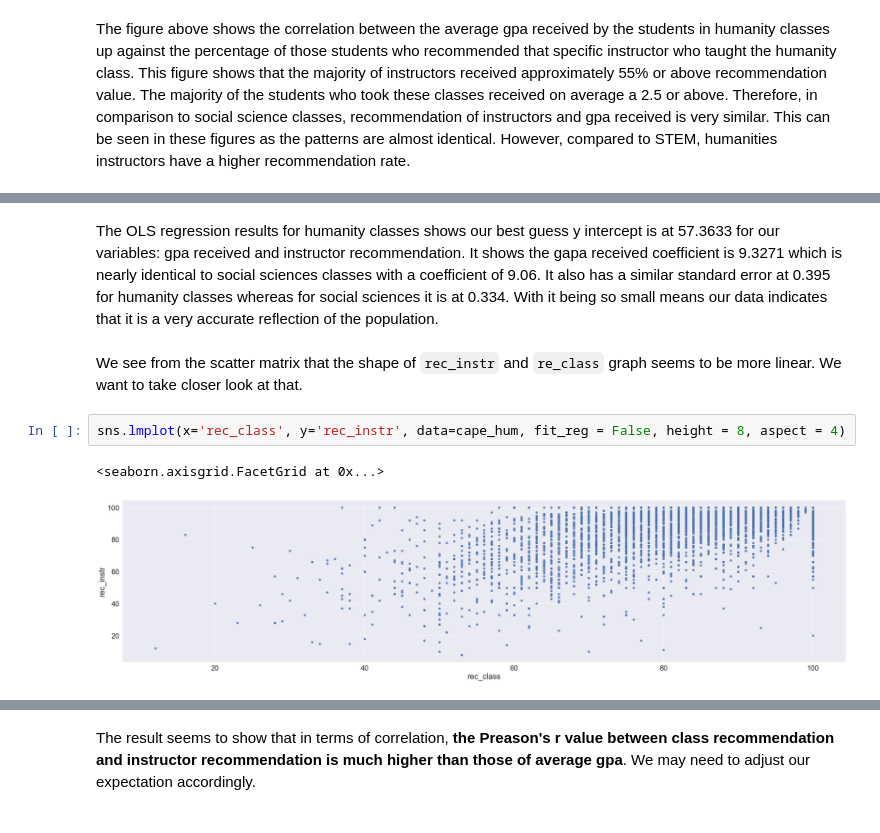
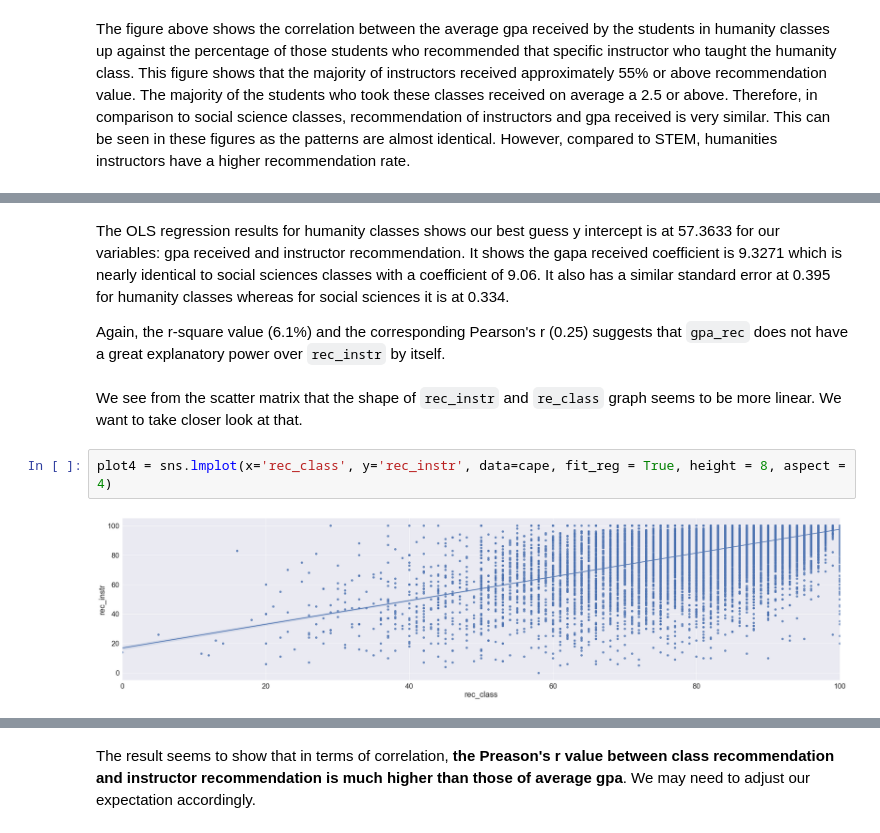
Before and after one commit to p-ghag/DataScience, a Jupyter notebook: EDACheckpoint_group046.ipynb, the cells around one changed output, grey strips where cells are left out. Saved outputs shown, nothing was run; the diff lists cells and outputs as text.

```diff
--- a/EDACheckpoint_group046.ipynb
+++ b/EDACheckpoint_group046.ipynb
@@ -376,14 +385,15 @@ Covariance Type:            nonrobust
 Notes:
 [1] Standard Errors assume that the covariance matrix of the errors is correctly specified.
 # %% [markdown]
-The OLS regression results for humanity classes shows our best guess y intercept is at 57.3633 for our variables: gpa received and instructor recommendation. It shows the gapa received coefficient is 9.3271 which is nearly identical to social sciences classes with a coefficient of 9.06. It also has a similar standard error at 0.395 for humanity classes whereas for social sciences it is at 0.334. With it being so small means our data indicates that it is a very accurate reflection of the population.
+The OLS regression results for humanity classes shows our best guess y intercept is at 57.3633 for our variables: gpa received and instructor recommendation. It shows the gapa received coefficient is 9.3271 which is nearly identical to social sciences classes with a coefficient of 9.06. It also has a similar standard error at 0.395 for humanity classes whereas for social sciences it is at 0.334.
+
+Again, the r-square value (6.1%) and the corresponding Pearson's r (0.25) suggests that `gpa_rec` does not have a great explanatory power over `rec_instr` by itself.
 # %% [markdown]
 We see from the scatter matrix that the shape of `rec_instr` and `re_class` graph seems to be more linear. We want to take closer look at that.
 # %%
-sns.lmplot(x='rec_class', y='rec_instr', data=cape_hum, fit_reg = False, height = 8, aspect = 4)
+plot4 = sns.lmplot(x='rec_class', y='rec_instr', data=cape, fit_reg = True, height = 8, aspect = 4)
 # %% [output]
-<seaborn.axisgrid.FacetGrid at 0x...>
-[figure, old version]
+[figure, new version]
 # %%
 outcome_rec_instr_4, predictor_rec_class = patsy.dmatrices('rec_instr ~ rec_class', cape)
 
```
Also changed, not shown: parts of 15 cells of this notebook.
